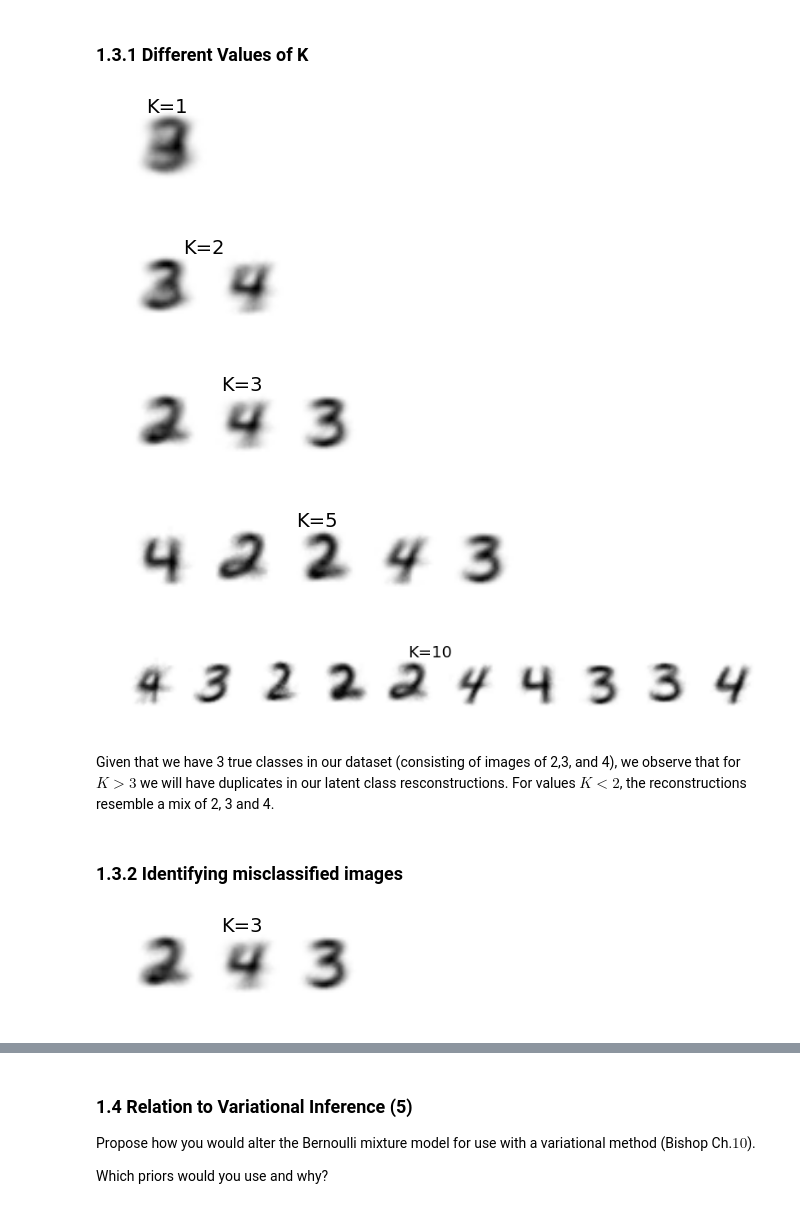
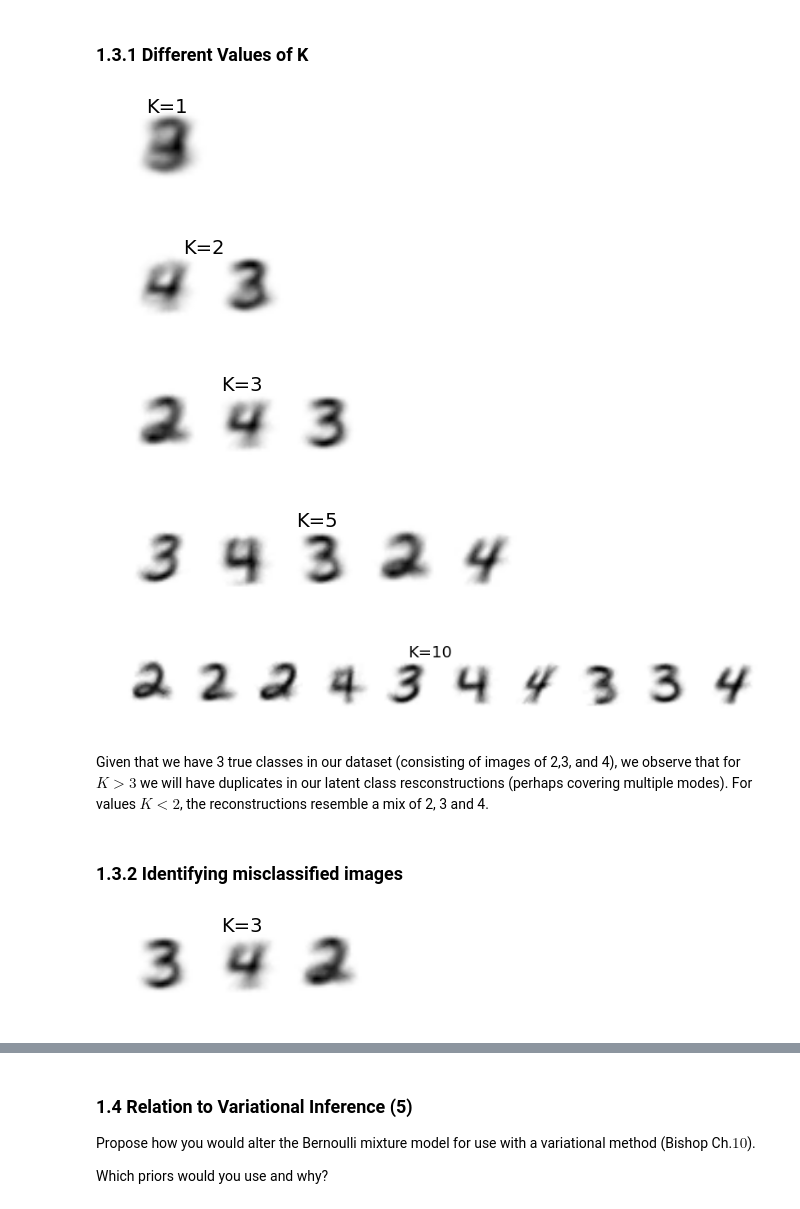
Before and after one commit to danakianfar/machine_learning_2_labs, a Jupyter notebook: lab3/Lab3.ipynb, the cells around one changed output, grey strips where cells are left out. Saved outputs shown, nothing was run; the diff lists cells and outputs as text; code cells hidden in the pictures.

```diff
--- a/lab3/Lab3.ipynb
+++ b/lab3/Lab3.ipynb
@@ -101,10 +106,21 @@ def EM(X, K=10, max_iter=50, true_labels = None, verbose=False):
     # Useful dimension
     N, D = X.shape
 
-    # Initialize the responsibility matrix to random assignments
-    label = np.floor(K*np.random.random((1,N)))
+    if true_labels is None:
+        # Initialize the responsibility matrix to random assignments
+        labels = np.floor(K*np.random.random((1,N)))
+    else:
+        # If true labels are given, initialize assignments using the labels
+        # Create dictionary to transform class name to a number from 0..K-1
+        class_names = list(set(true_labels))
+        class_dict = {}
+        for _ in range(len(class_names)):
+            class_dict[class_names[_]] = _
+        # Use dictionary to translate
+        labels = np.array([class_dict[_] for _ in true_labels])
+
     S = dok_matrix((N, K), dtype=np.float32)
-    S[range(N), label] = 1
+    S[range(N), labels] = 1
     gamma = S.toarray() # NxK
 
     # Log-likelihood max_iter x 1
@@ -180,7 +196,7 @@ data = bin_mnist_images[indices]
 true_labels = mnist_labels[indices]
 # %%
 K = 3
-mu, gamma, pi, ll = EM(data,  K = K, max_iter = 100, true_labels = true_labels, verbose=True)
+mu, gamma, pi, ll = EM(data,  K = K, max_iter = 200, verbose=True)
 viz_reconstruction(mu, K)
 # %% [output]
 Initializing EM
@@ -219,25 +235,25 @@ Perform the follow-up experiments listed below using your implementation of the
 # %%
 # Different values of K
 print('')
 Ks = [1,2,3,5,10]
 for k in Ks:
-    mu, gamma, pi, ll = EM(data,  K = k, max_iter = 100, true_labels = true_labels, verbose=False)
+    mu, gamma, pi, ll = EM(data,  K = k, max_iter = 200, verbose=False)
     viz_reconstruction(mu, k)
 # %% [output]
 [figure]
-[figure, old version]
+[figure, new version]
 [figure]
-[figure, old version]
+[figure, new version]
-[figure, old version]
+[figure, new version]
 # %% [markdown]
-Given that we have 3 true classes in our dataset (consisting of images of 2,3, and 4), we observe that for $K>3$ we will have duplicates in our latent class resconstructions. For values $K<2$, the reconstructions resemble a mix of 2, 3 and 4.
+Given that we have 3 true classes in our dataset (consisting of images of 2,3, and 4), we observe that for $K>3$ we will have duplicates in our latent class resconstructions (perhaps covering multiple modes). For values $K<2$, the reconstructions resemble a mix of 2, 3 and 4.
 # %% [markdown]
 ### 1.3.2 Identifying misclassified images
 # %%
 # Train a model with 3 latent classes
-mu, gamma, pi, ll = EM(data,  K = 3, max_iter = 100, true_labels = true_labels, verbose=False)
+mu, gamma, pi, ll = EM(data,  K = 3, max_iter = 200, verbose=False)
 viz_reconstruction(mu, 3)
 # %% [output]
-[figure, old version]
+[figure, new version]
 # %%
 # CHANGE this for every model trained! Look at the image above to define mapping from mu_k to true labels
```
Also changed, not shown: parts of 11 cells of this notebook.
